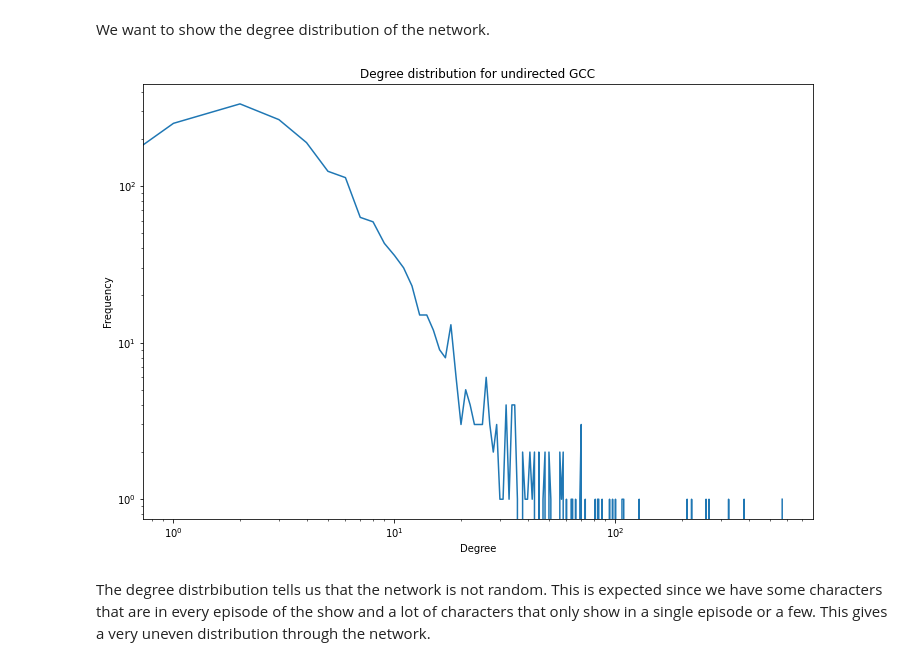
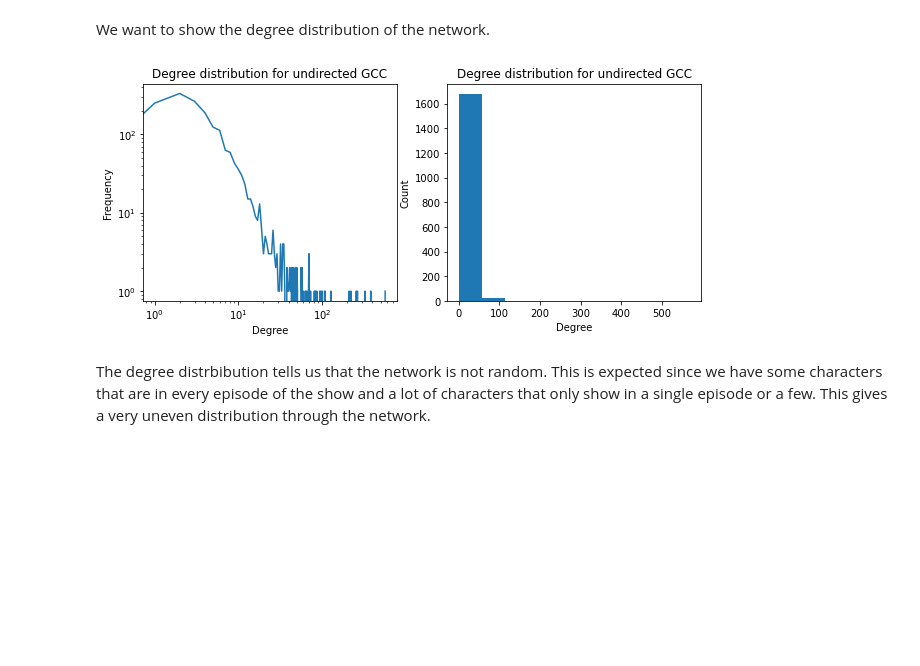
Before and after one commit to marcuskbrandt/socialgraphs, a Jupyter notebook: Explainer notebook - SP.ipynb, the cells around one changed output. Drawn from its saved outputs; the diff is of its cells as text; code cells hidden in the pictures; blank space fills up the shorter version.

```diff
--- a/Explainer notebook - SP.ipynb
+++ b/Explainer notebook - SP.ipynb
@@ -58,16 +58,22 @@ Randy Marsh: 257 edges
 When looking at the 5 most connected characters then it is interesting that Kenny McCormick is not one of them, since he is one of the 4 main characters of the show. An explanation to this could be that he never really talks in the show, but he mumbles through everything and it can therefore be hard to understand the character. Butters and Randy are highly connected since they are a big part of the show.
 # %% [markdown]
 We want to show the degree distribution of the network.
-# %%
-degree_freq = nx.degree_histogram(G)
-degrees = range(len(degree_freq))
-_ = plt.figure(figsize=(12, 8))
-_ =plt.loglog(degrees, degree_freq,'-')
-_= plt.xlabel('Degree')
-_= plt.ylabel('Frequency')
-_ = plt.title("Degree distribution for undirected GCC")
-# %% [output]
-[figure, removed]
+# %%
+f, ax = plt.subplots(1, 2, figsize=(10, 4))
+degree_freq = nx.degree_histogram(G)
+degrees = range(len(degree_freq))
+ax[0].loglog(degrees, degree_freq,'-')
+ax[0].set_xlabel('Degree')
+ax[0].set_ylabel('Frequency')
+ax[0].set_title("Degree distribution for undirected GCC")
+degrees = [val for (node, val) in G.degree()]
+d1 = np.array(degrees)
+ax[1].hist(d1)
+ax[1].set_xlabel('Degree')
+ax[1].set_ylabel('Count')
+_= ax[1].set_title("Degree distribution for undirected GCC")
+# %% [output]
+[figure, added]
 # %% [markdown]
 The degree distrbibution tells us that the network is not random. This is expected since we have some characters that are in every episode of the show and a lot of characters that only show in a single episode or a few. This gives a very uneven distribution through the network.
 # %% [markdown]
```
Also changed, not shown: parts of 11 cells of this notebook.
